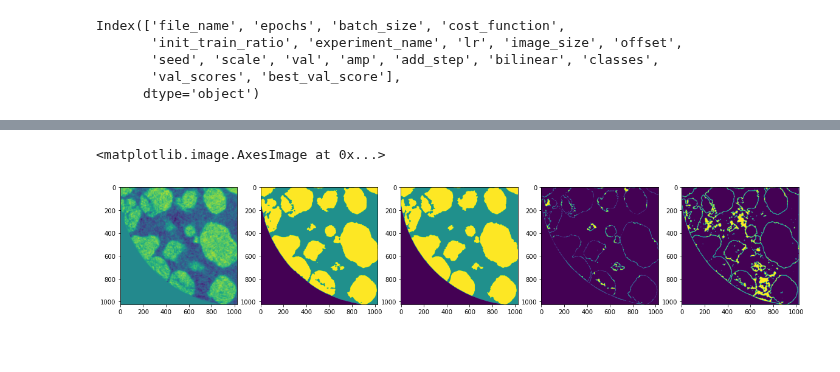
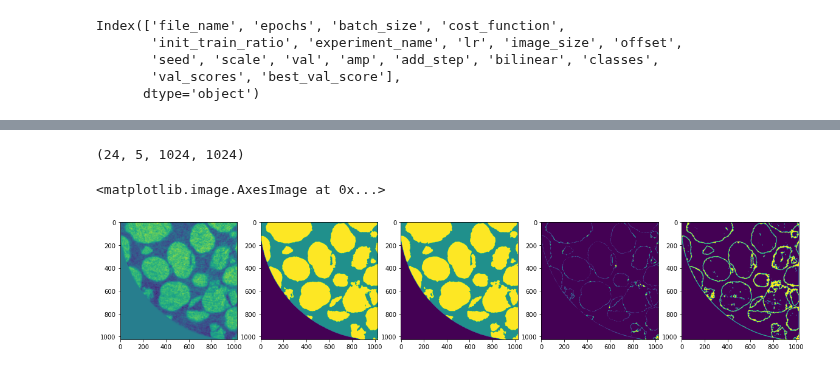
Before and after one commit to laura-rieger/segmenter, a Jupyter notebook: notebooks/Results.ipynb, the cells around one changed output, grey strips where cells are left out. Cells and saved outputs as stored; diff of their text form; code cells hidden in the pictures.

```diff
--- a/notebooks/Results.ipynb
+++ b/notebooks/Results.ipynb
@@ -90,4 +93,4 @@ net = UNet(1, 3, bilinear = results.bilinear[best_idx]).to(device)
 net.load_state_dict(torch.load(oj(config['PATHS']['model_path'] ,results.file_name[best_idx]+".pt")))
 net = net.to(device).eval()
 # %%
-x,y = my_data.load_small_res_data(data_path)
+x,y = my_data.load_layer_data(data_path)
@@ -102,2 +96,0 @@ numpy.ndarray
-# %%
-x, y= my_data.load_layer_data(config['DATASET']['data_layer_path'] )
@@ -120,26 +97,30 @@ plt.imshow(test[0][20,0])
+# %%
+x.shape
+# %% [output]
+(24, 5, 1024, 1024)
 # %%
-img_idx = -3
-test_img_np  = ((img_list[img_idx,0][None, None, ].astype(np.float32) -my_data.mean)/my_data.std)
+img_idx = -5
+test_img_np  = ((x[img_idx][None, ].astype(np.float32) -my_data.mean)/my_data.std)
 with torch.no_grad():
     img_t = torch.Tensor(test_img_np).to(device)
     output = net.forward(img_t).cpu().detach().numpy()[0]
 # %%
-show_img = np.zeros_like(img_list[img_idx, 1])
-show_img[np.where(img_list[img_idx, 1] ==my_data.phase_1)] =1
-show_img[np.where(img_list[img_idx, 1] ==my_data.phase_2)] =2
+show_img = np.zeros_like(y[img_idx])
+show_img[np.where(y[img_idx] ==my_data.phase_1)] =1
+show_img[np.where(y[img_idx] ==my_data.phase_2)] =2
 # %%
 std_large = output.std(axis=0)<np.quantile(output.std(axis=0), .1)
 
 fig, axes = plt.subplots(ncols = 5, figsize = (20,5))
-axes[0].imshow(img_list[img_idx,0])
+axes[0].imshow(x[img_idx,2])
 axes[1].imshow(np.argmax(output, axis=0))
 axes[2].imshow(show_img)
 axes[3].imshow(show_img !=np.argmax(output, axis=0) )
 
 axes[4].imshow(std_large)
 # %% [output]
 <matplotlib.image.AxesImage at 0x...>
-[figure, old version]
+[figure, new version]
 # %%
 
 
```
Also changed, not shown: parts of 15 cells of this notebook, 3 other files.
